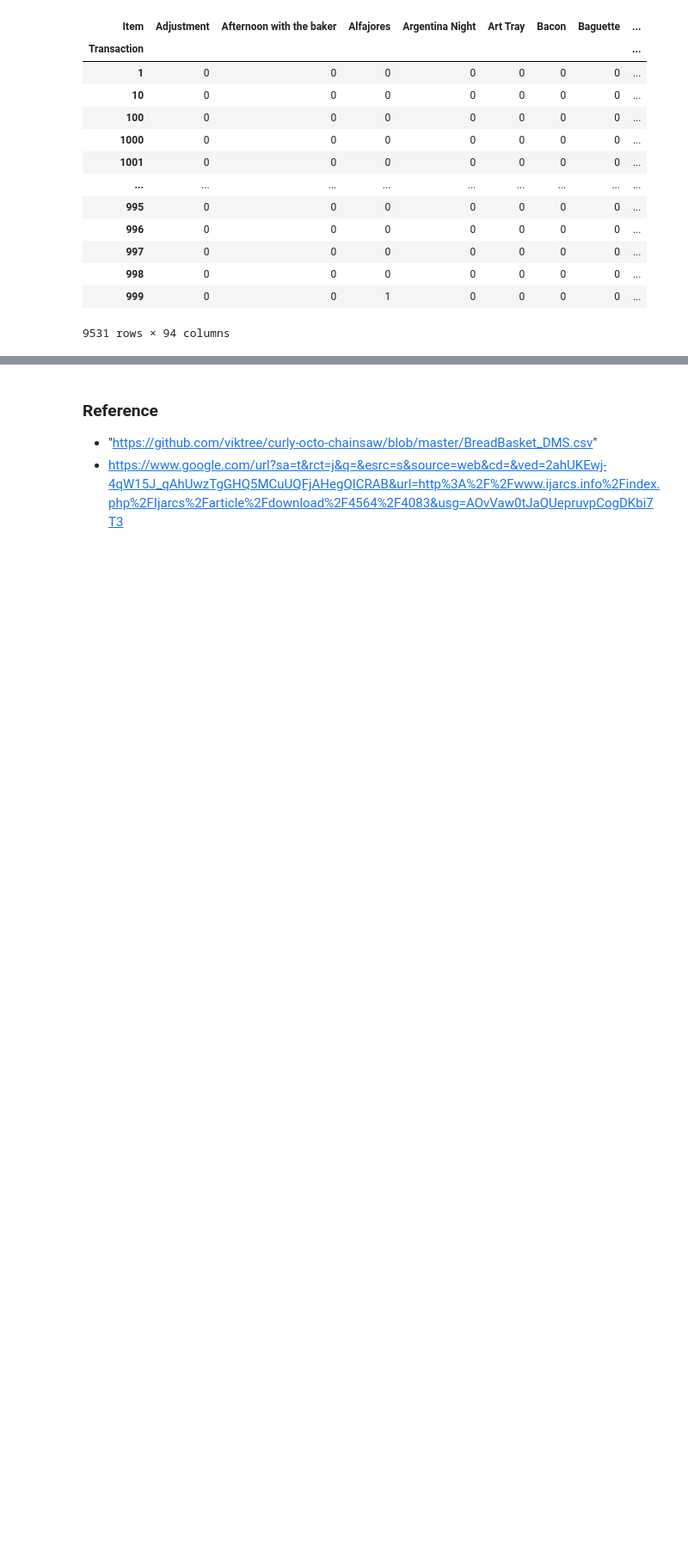
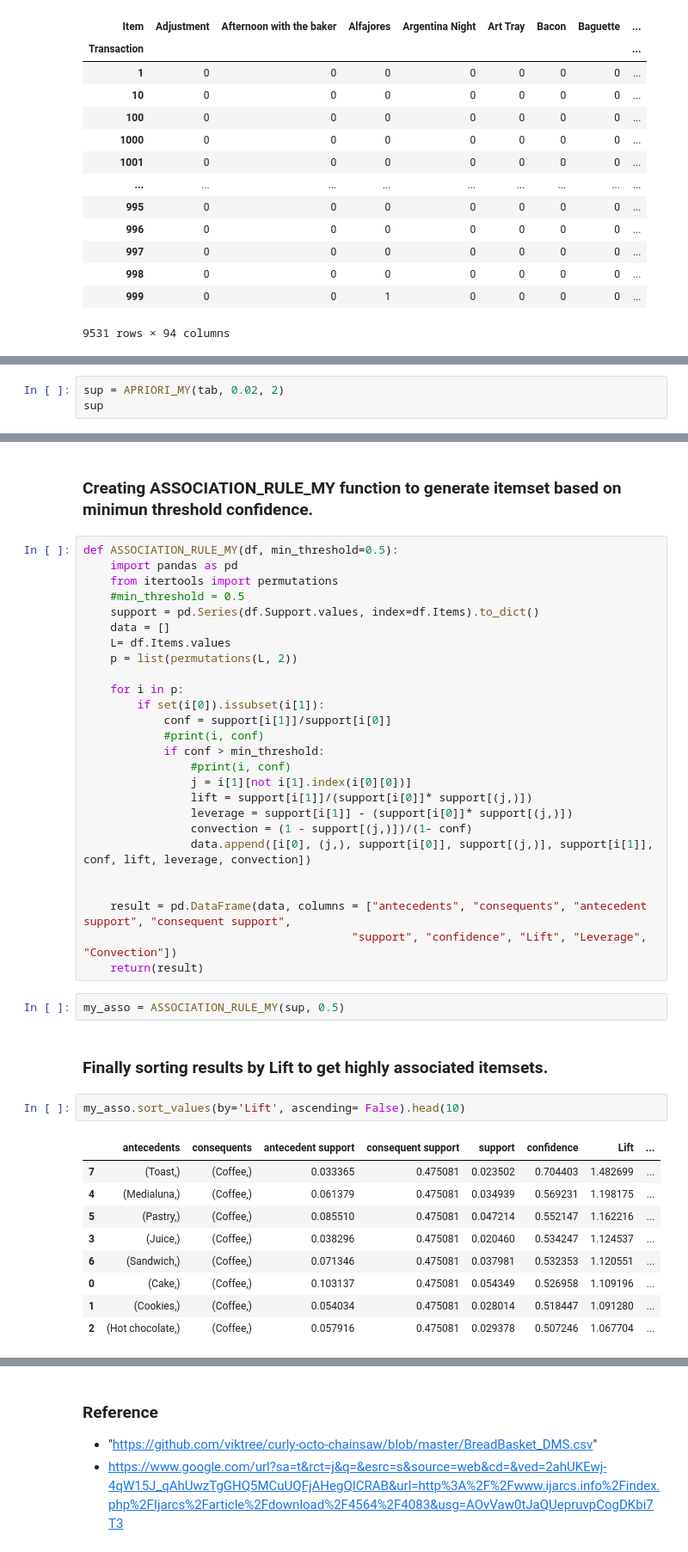
Before and after one commit to Roh1702/Associate-Mining-Rule, a Jupyter notebook: Association Rule Mining in Retail Store.ipynb, the cells around one changed output, grey strips where cells are left out. Shown at 86% size. Cells and saved outputs as stored; diff of their text form; blank space fills up the shorter version.

```diff
--- a/Association Rule Mining in Retail Store.ipynb
+++ b/Association Rule Mining in Retail Store.ipynb
@@ -137,0 +160,3 @@ tab
+# %%
+sup = APRIORI_MY(tab, 0.02, 2)
+sup
@@ -137,0 +181,44 @@ tab
+# %% [markdown]
+### Creating ASSOCIATION_RULE_MY function to generate itemset based on minimun threshold confidence.
+# %%
+def ASSOCIATION_RULE_MY(df, min_threshold=0.5):
+    import pandas as pd
+    from itertools import permutations
+    #min_threshold = 0.5
+    support = pd.Series(df.Support.values, index=df.Items).to_dict()
+    data = []
+    L= df.Items.values
+    p = list(permutations(L, 2))
+
+    for i in p:
+        if set(i[0]).issubset(i[1]):
+            conf = support[i[1]]/support[i[0]]
+            #print(i, conf)
+            if conf > min_threshold:
+                #print(i, conf)
+                j = i[1][not i[1].index(i[0][0])]
+                lift = support[i[1]]/(support[i[0]]* support[(j,)])
+                leverage = support[i[1]] - (support[i[0]]* support[(j,)])
+                convection = (1 - support[(j,)])/(1- conf)
+                data.append([i[0], (j,), support[i[0]], support[(j,)], support[i[1]], conf, lift, leverage, convection])
+
+
+    result = pd.DataFrame(data, columns = ["antecedents", "consequents", "antecedent support", "consequent support",
+                                        "support", "confidence", "Lift", "Leverage", "Convection"])
+    return(result)
+# %%
+my_asso = ASSOCIATION_RULE_MY(sup, 0.5)
+# %% [markdown]
+### Finally sorting results by Lift to get highly associated itemsets.
+# %%
+my_asso.sort_values(by='Lift', ascending= False).head(10)
+# %% [output]
+|  | antecedents | consequents | antecedent support | consequent support | support | confidence | Lift | ... |
+| 7 | (Toast,) | (Coffee,) | 0.033365 | 0.475081 | 0.023502 | 0.704403 | 1.482699 | ... |
+| 4 | (Medialuna,) | (Coffee,) | 0.061379 | 0.475081 | 0.034939 | 0.569231 | 1.198175 | ... |
+| 5 | (Pastry,) | (Coffee,) | 0.085510 | 0.475081 | 0.047214 | 0.552147 | 1.162216 | ... |
+| 3 | (Juice,) | (Coffee,) | 0.038296 | 0.475081 | 0.020460 | 0.534247 | 1.124537 | ... |
+| 6 | (Sandwich,) | (Coffee,) | 0.071346 | 0.475081 | 0.037981 | 0.532353 | 1.120551 | ... |
+| 0 | (Cake,) | (Coffee,) | 0.103137 | 0.475081 | 0.054349 | 0.526958 | 1.109196 | ... |
+| 1 | (Cookies,) | (Coffee,) | 0.054034 | 0.475081 | 0.028014 | 0.518447 | 1.091280 | ... |
+| 2 | (Hot chocolate,) | (Coffee,) | 0.057916 | 0.475081 | 0.029378 | 0.507246 | 1.067704 | ... |
```
Also changed, not shown: parts of 19 cells of this notebook.
